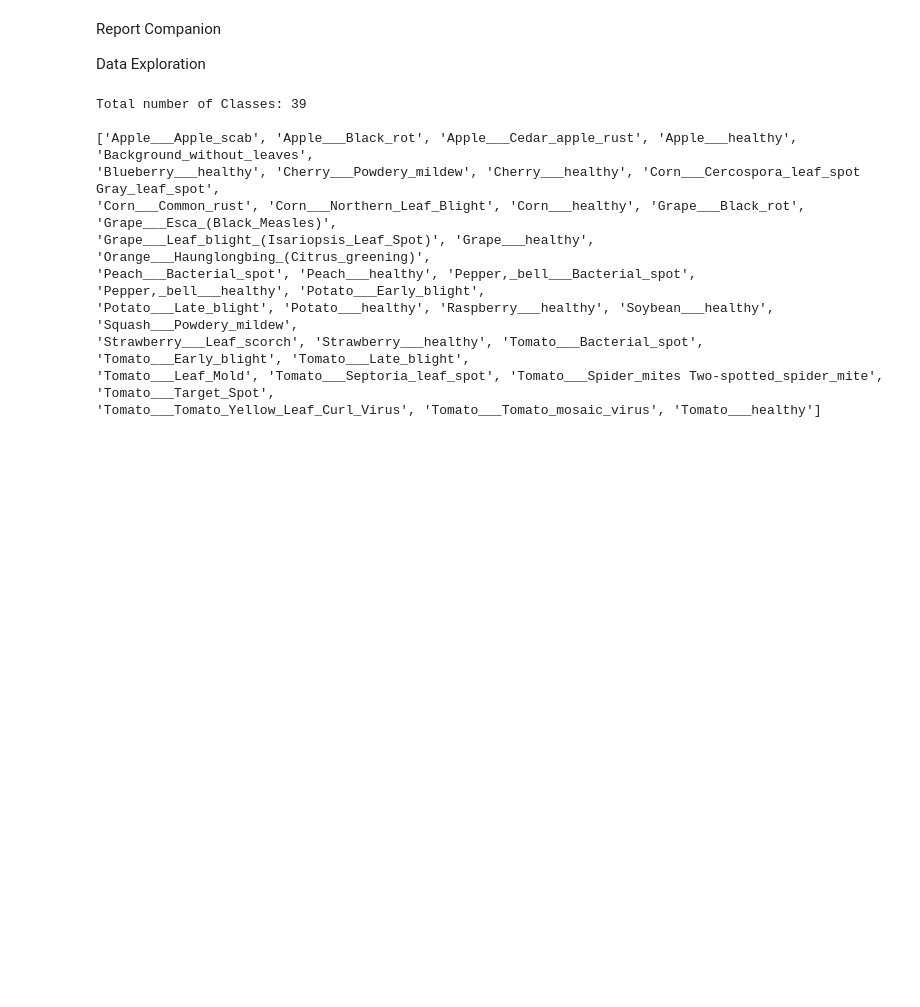
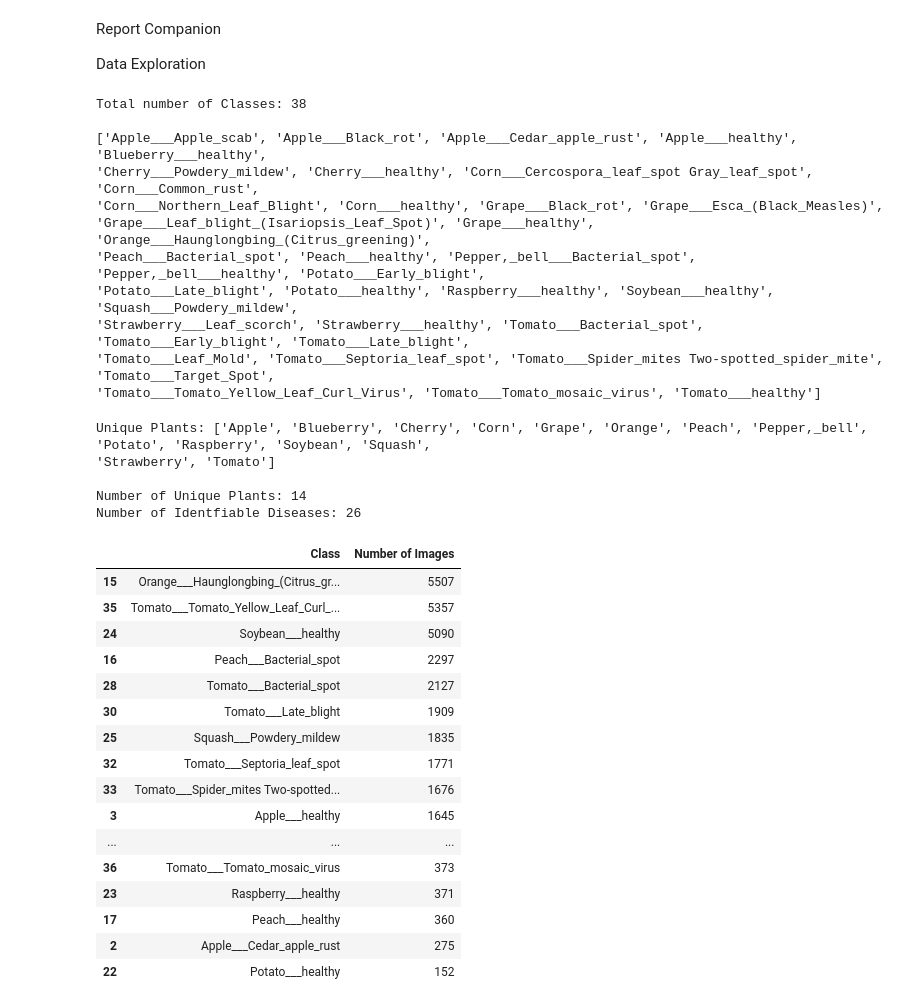
Before and after one commit to dhruvshr/PlantSense, a Jupyter notebook: notebooks/report.ipynb, the cells around one changed output. Drawn from its saved outputs; the diff is of its cells as text; code cells hidden in the pictures; blank space fills up the shorter version.

```diff
--- a/notebooks/report.ipynb
+++ b/notebooks/report.ipynb
@@ -12,22 +13,24 @@ from PIL import Image
 import textwrap
 # %%
 # load dataset
-PLANTVILLAGE_PATH = f"../data/raw/Plant_leave_diseases_dataset_with_augmentation"
+PLANTVILLAGE_PATH = f"../data/raw/Plant_leave_diseases_dataset_without_augmentation"
 dataset = PlantVillage(PLANTVILLAGE_PATH)
 plant_village = dataset.plantvillage
 
+# get all classes except background ones
+disease_classes = [cls for cls in plant_village.classes if 'Background_without_leaves' not in cls]
+
 # print classes of plant village
+print(f"Total number of Classes: {len(disease_classes)}\n")
 
-print(f"Total number of Classes: {len(plant_village.classes)}\n")
-
-wrapped_text = textwrap.fill(str(plant_village.classes), width=130)
+wrapped_text = textwrap.fill(str(disease_classes), width=130)
 print(wrapped_text)
 # %% [output]
-Total number of Classes: 39
+Total number of Classes: 38
 
-['Apple___Apple_scab', 'Apple___Black_rot', 'Apple___Cedar_apple_rust', 'Apple___healthy', 'Background_without_leaves',
-'Blueberry___healthy', 'Cherry___Powdery_mildew', 'Cherry___healthy', 'Corn___Cercospora_leaf_spot Gray_leaf_spot',
-'Corn___Common_rust', 'Corn___Northern_Leaf_Blight', 'Corn___healthy', 'Grape___Black_rot', 'Grape___Esca_(Black_Measles)',
+['Apple___Apple_scab', 'Apple___Black_rot', 'Apple___Cedar_apple_rust', 'Apple___healthy', 'Blueberry___healthy',
+'Cherry___Powdery_mildew', 'Cherry___healthy', 'Corn___Cercospora_leaf_spot Gray_leaf_spot', 'Corn___Common_rust',
+'Corn___Northern_Leaf_Blight', 'Corn___healthy', 'Grape___Black_rot', 'Grape___Esca_(Black_Measles)',
 'Grape___Leaf_blight_(Isariopsis_Leaf_Spot)', 'Grape___healthy', 'Orange___Haunglongbing_(Citrus_greening)',
 'Peach___Bacterial_spot', 'Peach___healthy', 'Pepper,_bell___Bacterial_spot', 'Pepper,_bell___healthy', 'Potato___Early_blight',
 'Potato___Late_blight', 'Potato___healthy', 'Raspberry___healthy', 'Soybean___healthy', 'Squash___Powdery_mildew',
@@ -38,0 +40,51 @@ Total number of Classes: 39
+# %%
+# identifying unique plants and diseseas
+unique_plants = []
+num_diseases = 0
+for plant in disease_classes:
+    if plant.split('___')[0] not in unique_plants:
+        unique_plants.append(plant.split('___')[0])
+    if plant.split('___')[1] != 'healthy':
+        num_diseases += 1
+
+print(f"Unique Plants:", end=' ')
+wrapped_text = textwrap.fill(str(unique_plants), width=130)
+print(wrapped_text)
+
+print(f"\nNumber of Unique Plants: {len(unique_plants)}")
+print(f"Number of Identfiable Diseases: {num_diseases}")
+# %% [output]
+Unique Plants: ['Apple', 'Blueberry', 'Cherry', 'Corn', 'Grape', 'Orange', 'Peach', 'Pepper,_bell', 'Potato', 'Raspberry', 'Soybean', 'Squash',
+'Strawberry', 'Tomato']
+
+Number of Unique Plants: 14
+Number of Identfiable Diseases: 26
+# %%
+# number of images per class
+
+num_images_per_class = {}
+for disease in disease_classes:
+    num_images_per_class[disease] = len(os.listdir(os.path.join(PLANTVILLAGE_PATH, disease)))
+
+# converting to dataframe
+imgs_per_class = pd.DataFrame(num_images_per_class.items(), columns=['Class', 'Number of Images'])
+# print(imgs_per_class)
+imgs_per_class.sort_values(by='Number of Images', ascending=False)
+# %% [output]
+|  | Class | Number of Images |
+| 15 | Orange___Haunglongbing_(Citrus_gr... | 5507 |
+| 35 | Tomato___Tomato_Yellow_Leaf_Curl_... | 5357 |
+| 24 | Soybean___healthy | 5090 |
+| 16 | Peach___Bacterial_spot | 2297 |
+| 28 | Tomato___Bacterial_spot | 2127 |
+| 30 | Tomato___Late_blight | 1909 |
+| 25 | Squash___Powdery_mildew | 1835 |
+| 32 | Tomato___Septoria_leaf_spot | 1771 |
+| 33 | Tomato___Spider_mites Two-spotted... | 1676 |
+| 3 | Apple___healthy | 1645 |
+| ... | ... | ... |
+| 36 | Tomato___Tomato_mosaic_virus | 373 |
+| 23 | Raspberry___healthy | 371 |
+| 17 | Peach___healthy | 360 |
+| 2 | Apple___Cedar_apple_rust | 275 |
+| 22 | Potato___healthy | 152 |
```
Also changed, not shown: parts of 4 cells of this notebook.
